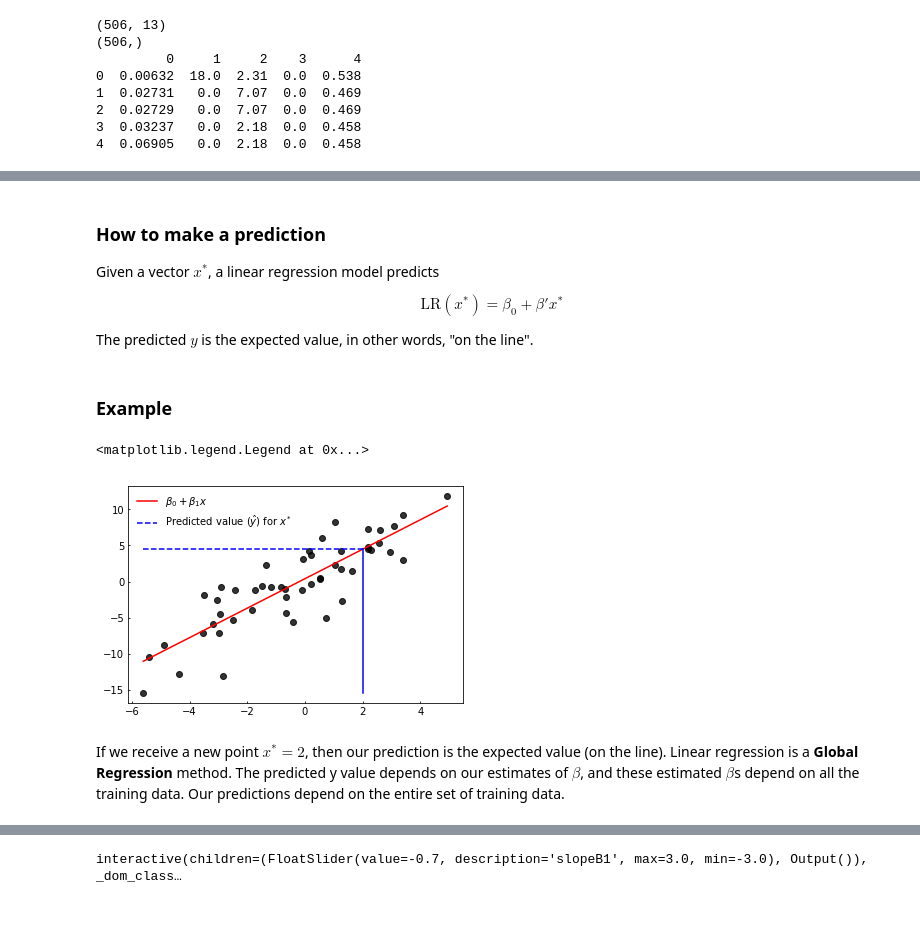
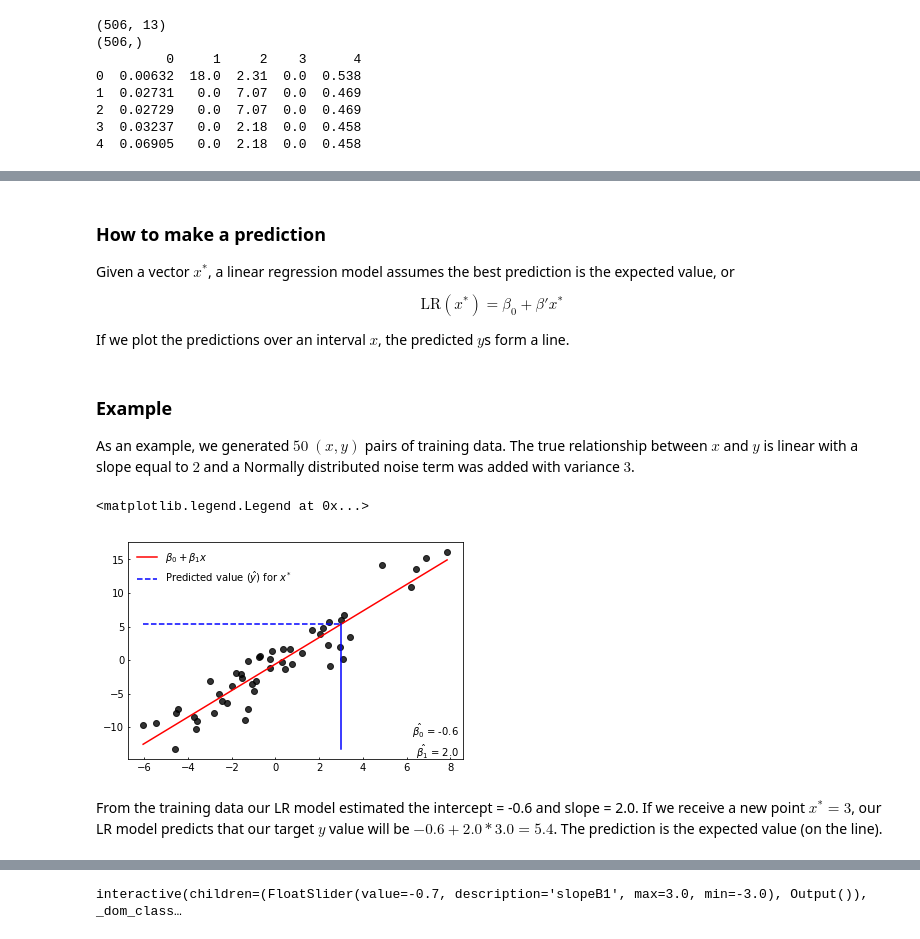
Before and after one commit to tomcm39/regression, a Jupyter notebook: GuidingPrinciplesForRegression.ipynb, the cells around one changed output, grey strips where cells are left out. Cells and saved outputs as stored; diff of their text form; code cells hidden in the pictures.

```diff
--- a/GuidingPrinciplesForRegression.ipynb
+++ b/GuidingPrinciplesForRegression.ipynb
@@ -151,46 +186,48 @@ A **disadvantage** of probabilistic form is that can be more difficult to commun
 # %% [markdown]
 ### How to make a prediction
 
-Given a vector $x^{*}$, a linear regression model predicts
+Given a vector $x^{*}$, a linear regression model assumes the best prediction is the expected value, or
 
 $$
 \text{LR}(x^{*}) = \beta_{0} + \beta'x^{*}
 $$
 
-The predicted $y$ is the expected value, in other words, "on the line".
+If we plot the predictions over an interval $x$, the predicted $y$s form a line.
-# %% [markdown]
-### Example
+# %% [markdown]
+### Example
+As an example, we generated $50$ $(x,y)$ pairs of training data.
+The true relationship between $x$ and $y$ is linear with a slope equal to $2$ and a Normally distributed noise term was added with variance $3$.
 # %%
 Nsamples = 50
 
 Xy = pd.DataFrame({"x":np.random.normal(0,3,Nsamples)})
 Xy['y'] = 2*Xy.x + np.random.normal(0,3,Nsamples)
 
 Xy = Xy.sort_values('x')
 x,y = list(Xy.x),list(Xy.y)
 
 fig,ax = plt.subplots()
 ax.scatter(x,y,color='k',alpha=0.80)
 
 b1,b0 = np.polyfit(x,y,1)
 
 minx,maxx = min(x),max(x)
 ax.plot([minx,maxx],[b0+b1*minx,b0+b1*maxx],'r-', label=r'$\beta_{0} + \beta_{1}x$')
 
-ax.plot([2,2],[min(y), b0+b1*2],'b-')
-ax.plot([min(x),2],[b0+b1*2, b0+b1*2],'b--'
+ax.plot([3,3],[min(y), b0+b1*3],'b-')
+ax.plot([min(x),3],[b0+b1*3, b0+b1*3],'b--'
         ,label = r'Predicted value $(\hat{y})$ for $x^{*}$')
-
+ax.text(0.99,0.01,r"$\hat{\beta_{0}}$"+" = {:.1f}\n".format(b0)+r"$\hat{\beta_{1}}$ = "+"{:.1f}".format(b1)
+        ,transform=ax.transAxes,ha="right")
 ax.tick_params(direction='in',size=2.)
 ax.legend(frameon=False)
 # %% [output]
 <matplotlib.legend.Legend at 0x...>
-[figure, old version]
+[figure, new version]
-# %% [markdown]
-If we receive a new point $x^{*} = 2$, then our prediction is the expected value (on the line).
-Linear regression is a **Global Regression** method.
-The predicted y value depends on our estimates of $\beta$, and these estimated $\beta$s depend on all the training data.
-Our predictions depend on the entire set of training data.
+# %% [markdown]
+From the training data our LR model estimated the intercept = -0.6 and slope = 2.0.
+If we receive a new point $x^{*} = 3$, our LR model predicts that our target $y$ value will be $ -0.6 + 2.0*3.0 = 5.4$.
+The prediction is the expected value (on the line).
 # %% [markdown]
 ### Model fitting (Learning)
 
```
Also changed, not shown: parts of 10 cells of this notebook.
